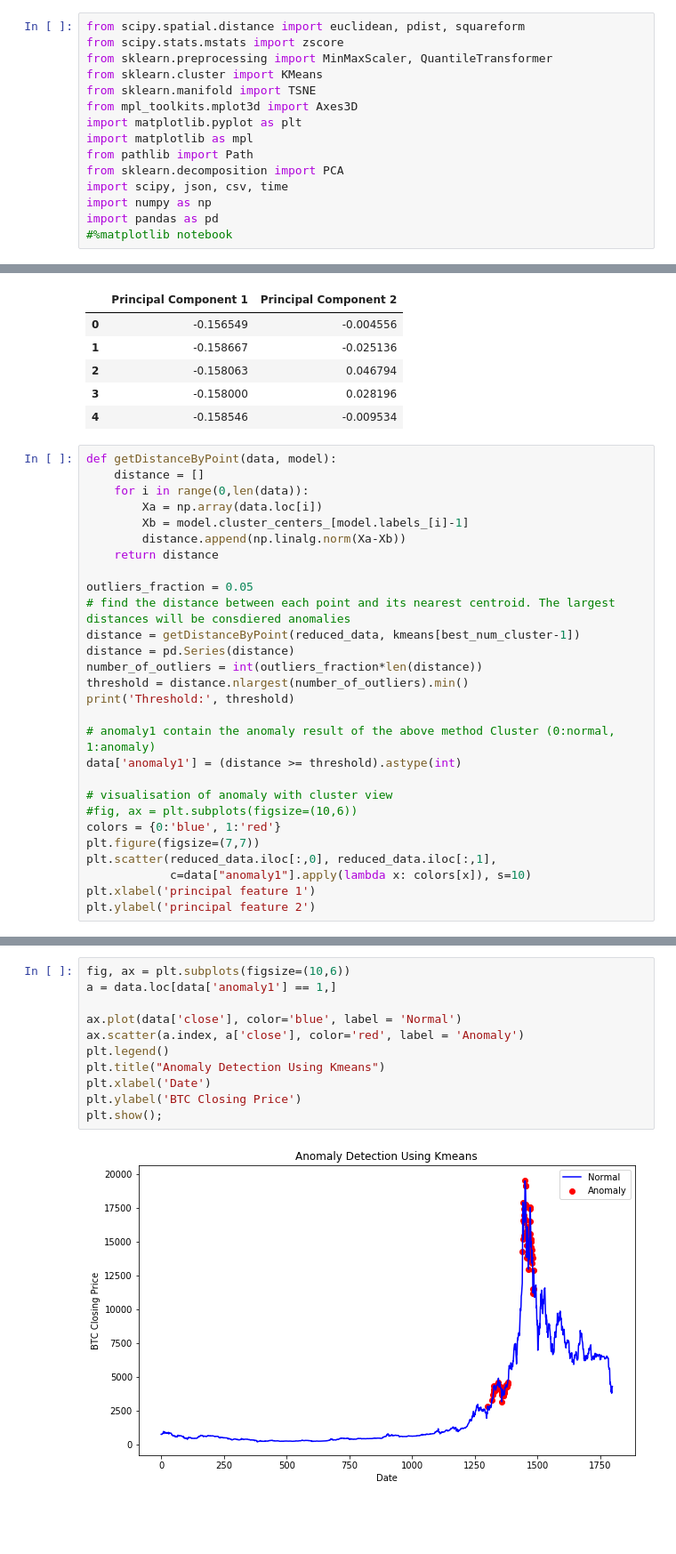
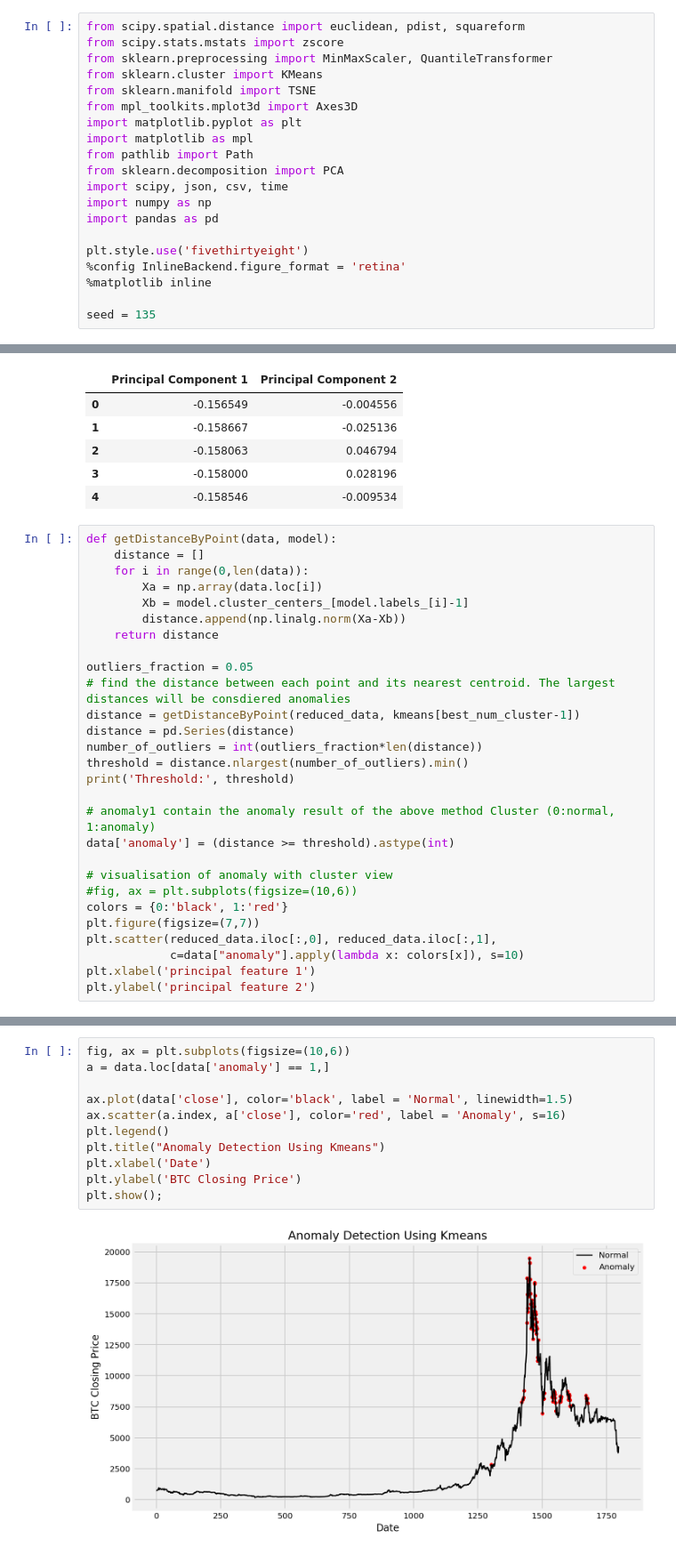
Before and after one commit to anish-saha/EventDetection-Paradigm01, a Jupyter notebook: KMeans.ipynb, the cells around one changed output, grey strips where cells are left out. Shown at 89% size. Drawn from its saved outputs; the diff is of its cells as text; blank space fills up the shorter version.

```diff
--- a/KMeans.ipynb
+++ b/KMeans.ipynb
@@ -12,7 +12,12 @@ from sklearn.decomposition import PCA
 import scipy, json, csv, time
 import numpy as np
 import pandas as pd
-#%matplotlib notebook
+
+plt.style.use('fivethirtyeight')
+%config InlineBackend.figure_format = 'retina'
+%matplotlib inline
+
+seed = 135
 # %%
 def pca_results(good_data, pca):
     # Dimension indexing
@@ -208,14 +218,14 @@ threshold = distance.nlargest(number_of_outliers).min()
 print('Threshold:', threshold)
 
 # anomaly1 contain the anomaly result of the above method Cluster (0:normal, 1:anomaly)
-data['anomaly1'] = (distance >= threshold).astype(int)
+data['anomaly'] = (distance >= threshold).astype(int)
 
 # visualisation of anomaly with cluster view
 #fig, ax = plt.subplots(figsize=(10,6))
-colors = {0:'blue', 1:'red'}
+colors = {0:'black', 1:'red'}
 plt.figure(figsize=(7,7))
 plt.scatter(reduced_data.iloc[:,0], reduced_data.iloc[:,1],
-            c=data["anomaly1"].apply(lambda x: colors[x]), s=10)
+            c=data["anomaly"].apply(lambda x: colors[x]), s=10)
 plt.xlabel('principal feature 1')
 plt.ylabel('principal feature 2')
 # %% [output]
@@ -235,13 +245,13 @@ Name: anomaly1, dtype: int64
 # %%
 fig, ax = plt.subplots(figsize=(10,6))
-a = data.loc[data['anomaly1'] == 1,]
+a = data.loc[data['anomaly'] == 1,]
 
-ax.plot(data['close'], color='blue', label = 'Normal')
-ax.scatter(a.index, a['close'], color='red', label = 'Anomaly')
+ax.plot(data['close'], color='black', label = 'Normal', linewidth=1.5)
+ax.scatter(a.index, a['close'], color='red', label = 'Anomaly', s=16)
 plt.legend()
 plt.title("Anomaly Detection Using Kmeans")
 plt.xlabel('Date')
 plt.ylabel('BTC Closing Price')
 plt.show();
 # %% [output]
-[figure, old version]
+[figure, new version]
```
Also changed, not shown: parts of 13 cells of this notebook, 10 other files.
